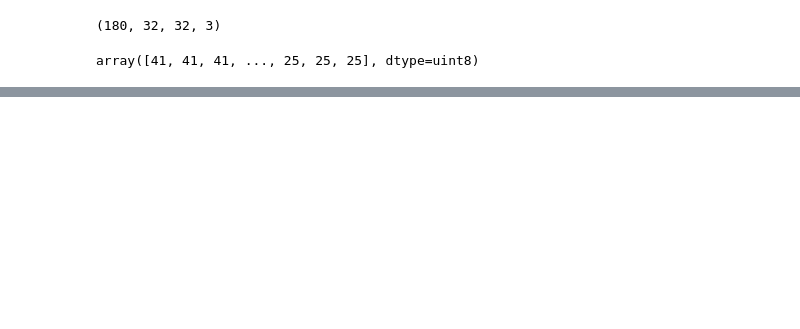
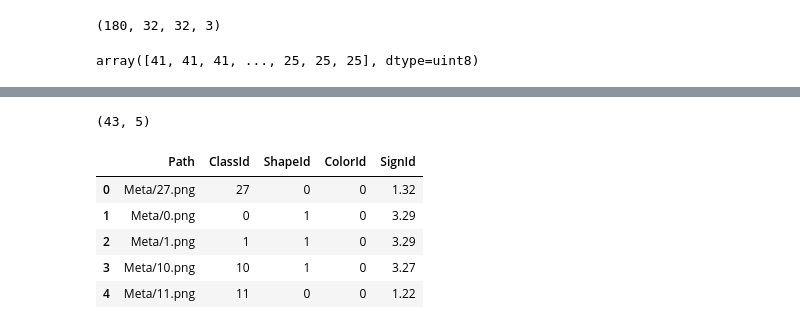
Before and after one commit to S-Ngigi/ML, a Jupyter notebook: TrafficSign.ipynb, the cells around one changed output, grey strips where cells are left out. Cells and saved outputs as stored; diff of their text form; code cells hidden in the pictures; blank space fills up the shorter version.

```diff
--- a/TrafficSign.ipynb
+++ b/TrafficSign.ipynb
@@ -261,0 +336,11 @@ array([41, 41, 41, ..., 25, 25, 25], dtype=uint8)
+# %%
+print(meta_csv.shape)
+meta_csv.head()
+# %% [output]
+(43, 5)
+|  | Path | ClassId | ShapeId | ColorId | SignId |
+| 0 | Meta/27.png | 27 | 0 | 0 | 1.32 |
+| 1 | Meta/0.png | 0 | 1 | 0 | 3.29 |
+| 2 | Meta/1.png | 1 | 1 | 0 | 3.29 |
+| 3 | Meta/10.png | 10 | 1 | 0 | 3.27 |
+| 4 | Meta/11.png | 11 | 0 | 0 | 1.22 |
```
Also changed, not shown: parts of 21 cells of this notebook.
